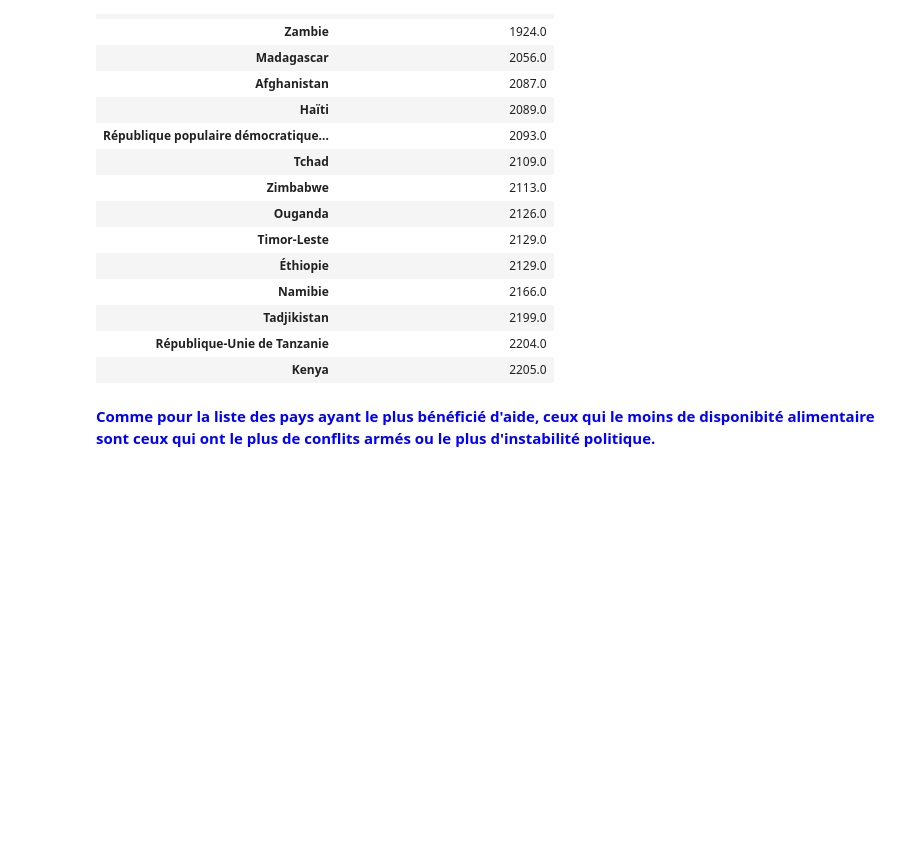
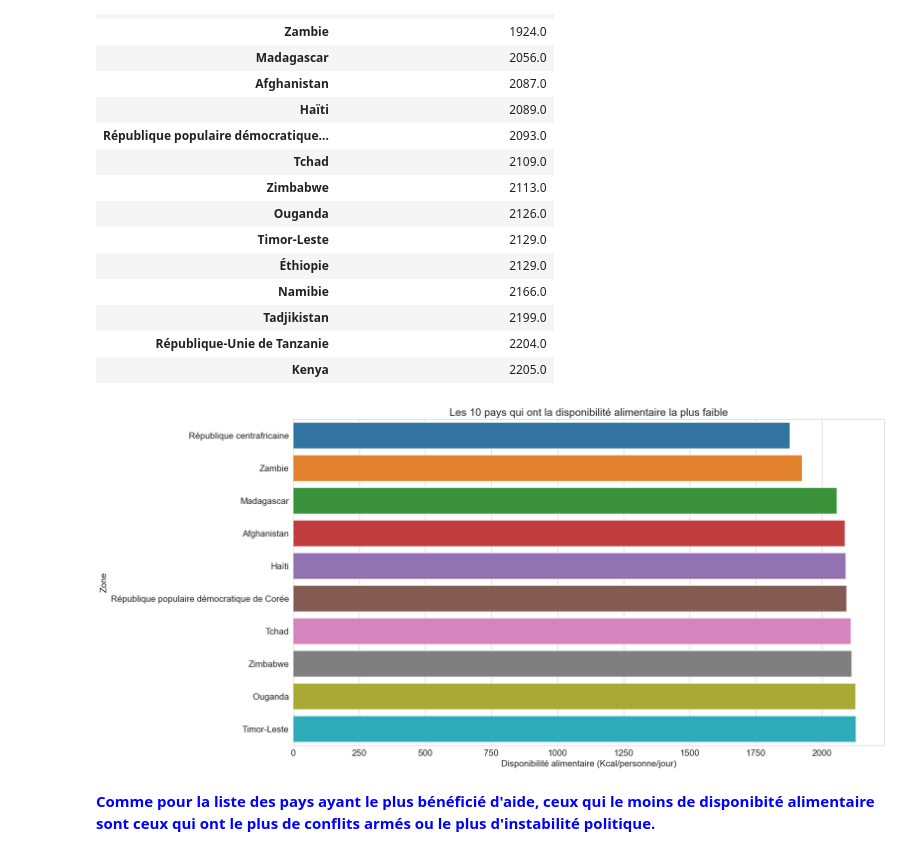
Before and after one commit to BM-Aurelie78/Projet-4-Realiser-une-etude-de-sante-publique-avec-R-ou-Python, a Jupyter notebook: Bellony-Montout_Aurélie_ 1_notebook_09032023_version_antérieure_29032023.ipynb, the cells around one changed output. Cells and saved outputs as stored; diff of their text form; code cells hidden in the pictures; blank space fills up the shorter version.

```diff
--- a/Bellony-Montout_Aurélie_ 1_notebook_09032023_version_antérieure_29032023.ipynb
+++ b/Bellony-Montout_Aurélie_ 1_notebook_09032023_version_antérieure_29032023.ipynb
@@ -966,6 +986,15 @@ DISPOALIM_Faible.head(15)
 | Tadjikistan | 2199.0 |
 | République-Unie de Tanzanie | 2204.0 |
 | Kenya | 2205.0 |
+# %%
+DISPOALIM_Faible=DISPOALIM_Faible.reset_index()
+plt.figure(figsize=(18,10))
+plt.title("Les 10 pays qui ont la disponibilité alimentaire la plus faible")
+plt.rcParams.update({'font.size': 15})
+sns.barplot(data=DISPOALIM_Faible.head(10), x='Disponibilité alimentaire (Kcal/personne/jour)', y='Zone', ci=None, estimator=sum)
+plt.show()
+# %% [output]
+[figure, added]
 # %% [markdown]
 **<span style="color:blue">Comme pour la liste des pays ayant le plus bénéficié d'aide, ceux qui le moins de disponibité alimentaire sont ceux qui ont le plus de conflits armés ou le plus d'instabilité politique.**
 # %% [markdown]
```
Also changed, not shown: parts of 6 cells of this notebook.
